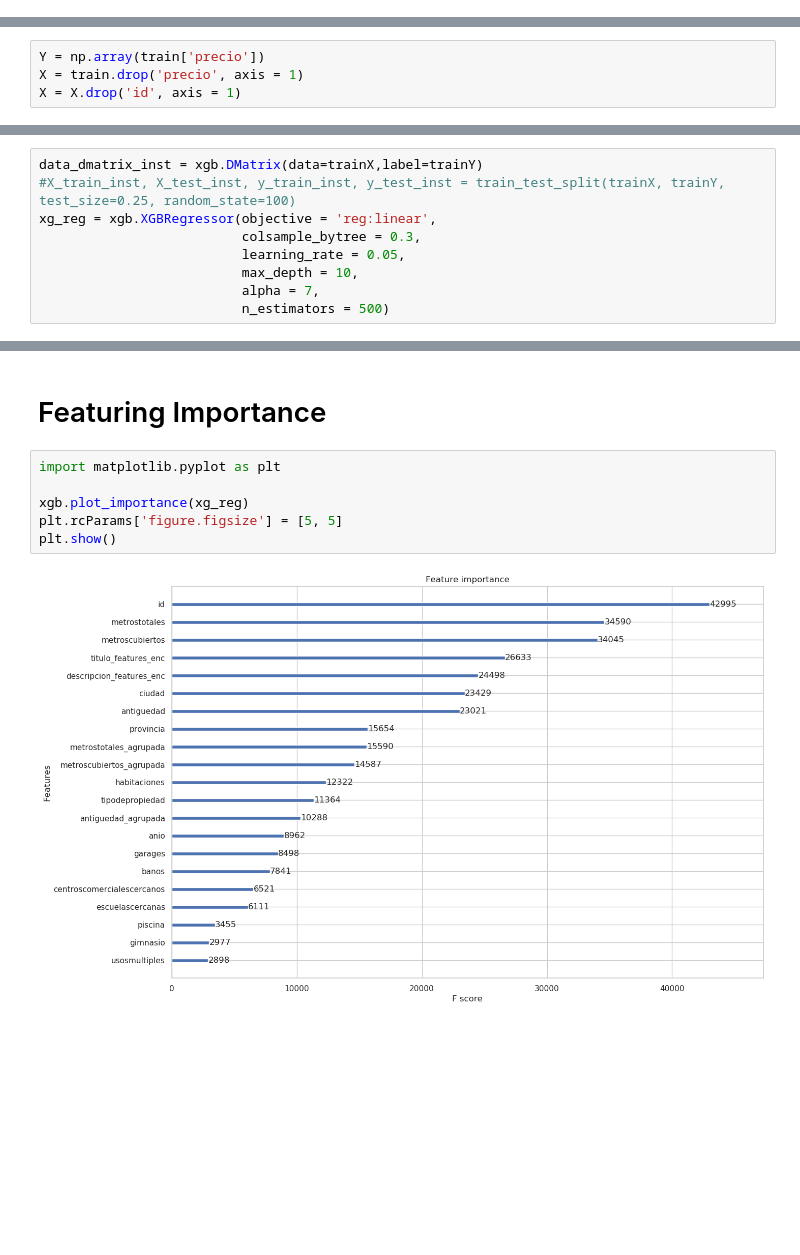
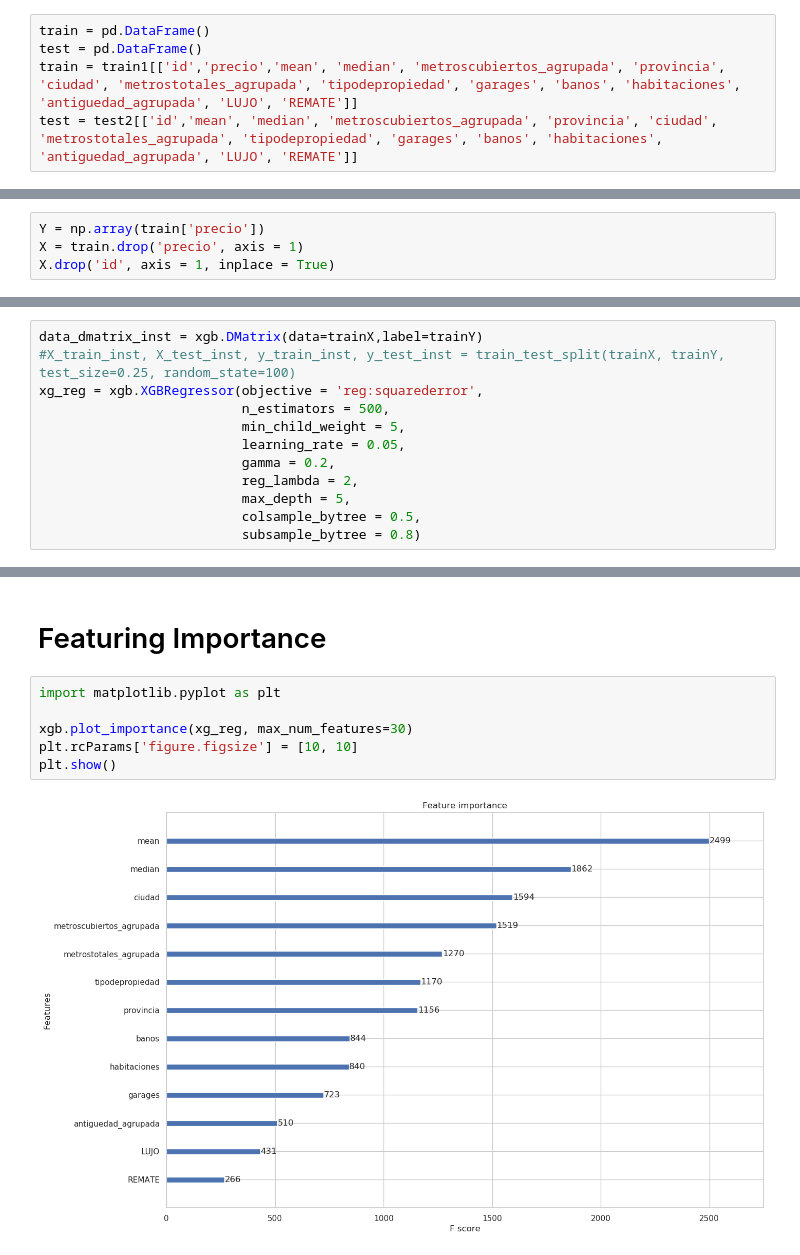
Before and after one commit to patopizzini/Organizacion_Datos_2C2019, a Jupyter notebook: TP2/Pato_xgboost.ipynb, the cells around one changed output, grey strips where cells are left out. Drawn from its saved outputs; the diff is of its cells as text; blank space fills up the shorter version.

```diff
--- a/TP2/Pato_xgboost.ipynb
+++ b/TP2/Pato_xgboost.ipynb
@@ -37,0 +38,5 @@ test = pd.read_csv('DATA/testProcesado_patov2.csv')
+# %%
+train = pd.DataFrame()
+test = pd.DataFrame()
+train = train1[['id','precio','mean', 'median', 'metroscubiertos_agrupada', 'provincia', 'ciudad', 'metrostotales_agrupada', 'tipodepropiedad', 'garages', 'banos', 'habitaciones', 'antiguedad_agrupada', 'LUJO', 'REMATE']]
+test = test2[['id','mean', 'median', 'metroscubiertos_agrupada', 'provincia', 'ciudad', 'metrostotales_agrupada', 'tipodepropiedad', 'garages', 'banos', 'habitaciones', 'antiguedad_agrupada', 'LUJO', 'REMATE']]
@@ -58 +93,5 @@ memory usage: 40.3 MB
+# %%
+Y = np.array(train['precio'])
+X = train.drop('precio', axis = 1)
+X.drop('id', axis = 1, inplace = True)
 # %%
@@ -78,4 +117,0 @@ memory usage: 9.6 MB
-# %%
-Y = np.array(train['precio'])
-X = train.drop('precio', axis = 1)
-X = X.drop('id', axis = 1)
@@ -89,12 +122,15 @@ trainX, testX, trainY, testY = train_test_split(X, Y, test_size=0.2, random_stat
 # %%
 data_dmatrix_inst = xgb.DMatrix(data=trainX,label=trainY)
 #X_train_inst, X_test_inst, y_train_inst, y_test_inst = train_test_split(trainX, trainY, test_size=0.25, random_state=100)
-xg_reg = xgb.XGBRegressor(objective = 'reg:linear',
-                          colsample_bytree = 0.3,
+xg_reg = xgb.XGBRegressor(objective = 'reg:squarederror',
+                          n_estimators = 500,
+                          min_child_weight = 5,
                           learning_rate = 0.05,
-                          max_depth = 10,
-                          alpha = 7,
-                          n_estimators = 500)
+                          gamma = 0.2,
+                          reg_lambda = 2,
+                          max_depth = 5,
+                          colsample_bytree = 0.5,
+                          subsample_bytree = 0.8)
 # %%
 xg_reg.fit(trainX,trainY)
 # %% [output]
@@ -137,8 +201,8 @@ submission.to_csv("SUBMITS/007_G34_XGBoost_patov2.csv", index=False)
 # %%
 import matplotlib.pyplot as plt
 
-xgb.plot_importance(xg_reg)
-plt.rcParams['figure.figsize'] = [5, 5]
+xgb.plot_importance(xg_reg, max_num_features=30)
+plt.rcParams['figure.figsize'] = [10, 10]
 plt.show()
 # %% [output]
-[figure, old version]
+[figure, new version]
```
Also changed, not shown: parts of 15 cells of this notebook, 13 other files.
